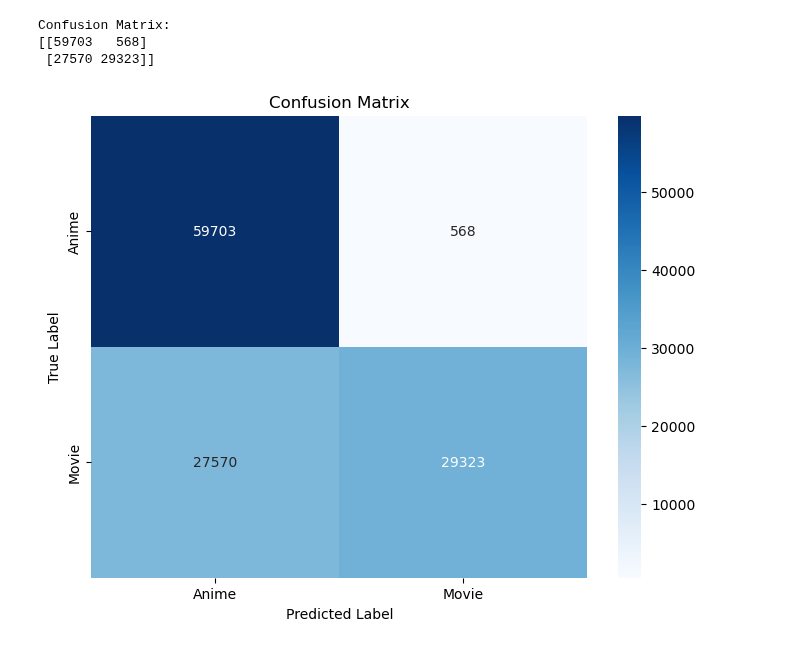
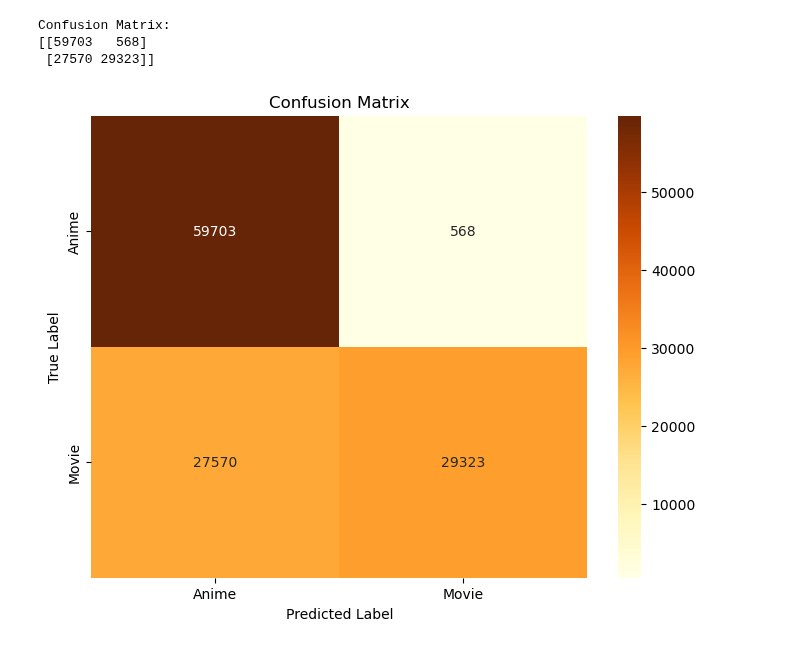
Before and after one commit to Sangeetha-238/BigData_Reddit_Analysis, a Jupyter notebook: code/ml/project_ml.ipynb, the cells around one changed output. Saved outputs shown, nothing was run; the diff lists cells and outputs as text; code cells hidden in the pictures.

```diff
--- a/code/ml/project_ml.ipynb
+++ b/code/ml/project_ml.ipynb
@@ -658,10 +658,10 @@ import seaborn as sns
 # %%
 # Plot using heatmap
 plt.figure(figsize=(8, 6))
-sns.heatmap(cm, annot=True, fmt="d", cmap="Blues", yticklabels=["Anime", "Movie"], xticklabels=["Anime", "Movie"])
+sns.heatmap(cm, annot=True, fmt="d", cmap=sns.color_palette("YlOrBr", as_cmap=True), yticklabels=["Anime", "Movie"], xticklabels=["Anime", "Movie"])
 plt.ylabel('True Label')
 plt.xlabel('Predicted Label')
 plt.title('Confusion Matrix')
 plt.show()
 # %% [output]
-[figure, old version]
+[figure, new version]
```
Also changed, not shown: 3 other files.
